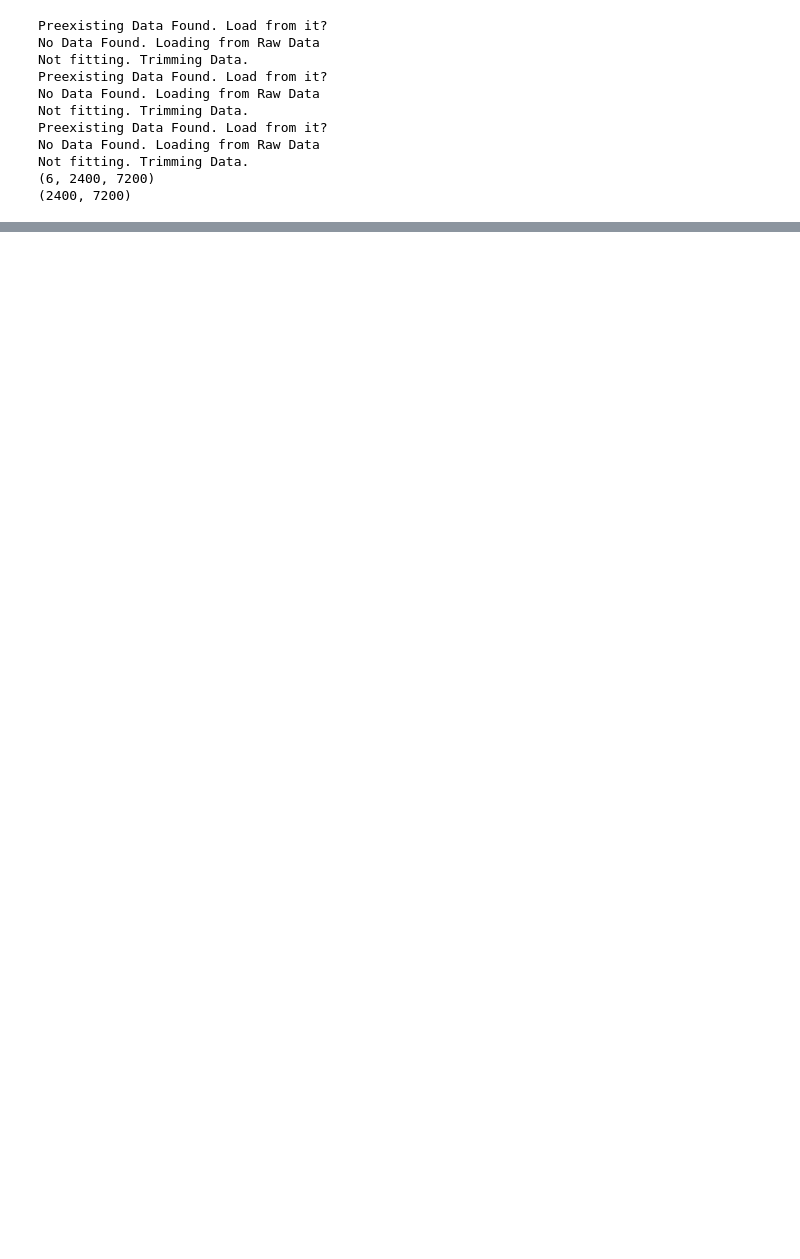
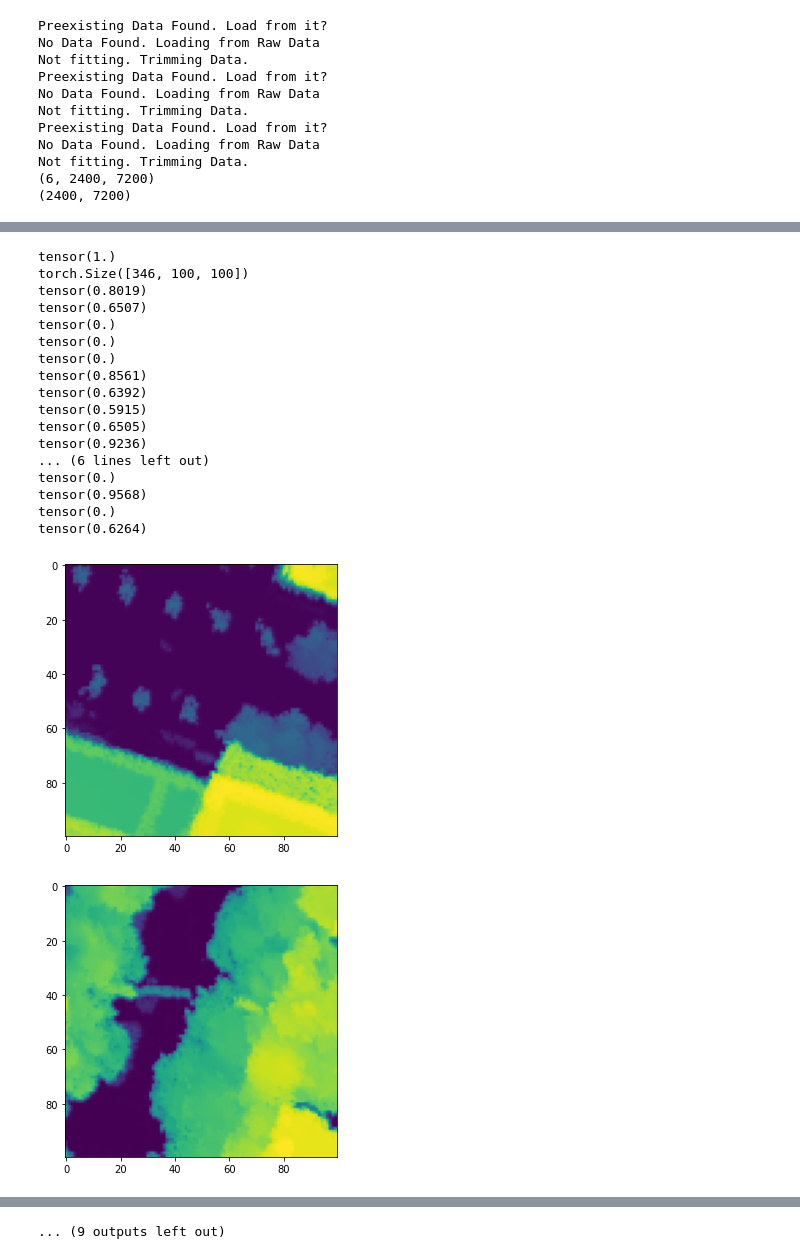
Before and after one commit to Yumbang/Codes, a Jupyter notebook: UrbanGreenSegmentation.ipynb, the cells around one changed output, grey strips where cells are left out. Saved outputs shown, nothing was run; the diff lists cells and outputs as text; code cells hidden in the pictures; blank space fills up the shorter version.

```diff
--- a/UrbanGreenSegmentation.ipynb
+++ b/UrbanGreenSegmentation.ipynb
@@ -138,14 +138,14 @@ class UrbanGreenSegmentation2(nn.Module):
 
         return x_seg
 # %%
-gpus = 7 # slot number (e.g., 3), no gpu use -> write just ' '
+gpus = 0 # slot number (e.g., 3), no gpu use -> write just ' '
 os.environ["CUDA_DEVICE_ORDER"]="PCI_BUS_ID"
 os.environ["CUDA_VISIBLE_DEVICES"]=str(gpus)
 device = torch.device('cuda:0' if torch.cuda.is_available() else 'cpu')
 batch_size = 4
 patch_size = 100
 train_ratio = 0.8
-rotate_training_data = True
+rotate_training_data = False
 # %%
 raw_data_array_N12 ,raw_target_array_N12, OHE_target_array_N12 = dataprepare.prepare_raw_files('N12')
 raw_data_array_H19 ,raw_target_array_H19, OHE_target_array_H19 = dataprepare.prepare_raw_files('H19')
@@ -189,5 +204,31 @@ scheduler3 = torch.optim.lr_scheduler.ReduceLROnPlateau(optimizer3, 'min', patie
 # %%
-a,_,b,_ = Dataloaders_ver3['Train'].dataset[:]
-print(a.shape)
+a,_,b,_ = Dataloaders_ver3['Validation'].dataset[:]
+print(a.max())
+print(b.shape)
+for i in range(100,120):
+    plt.figure(figsize=(5,5))
+    plt.imshow(a[i,0,92:192, 92:192])
+    print(a[i,0,92:192, 92:192].max())
+    #plt.imshow(b[i,:,:])
 #plt.figure(figsize=(10,10))
 #plt.imshow(raw_target_array[0:100, 100:200])
+# %% [output]
+tensor(1.)
+torch.Size([346, 100, 100])
+tensor(0.8019)
+tensor(0.6507)
+tensor(0.)
+tensor(0.)
+tensor(0.)
+tensor(0.8561)
+tensor(0.6392)
+tensor(0.5915)
+tensor(0.6505)
+tensor(0.9236)
+... (6 lines left out)
+tensor(0.)
+tensor(0.9568)
+tensor(0.)
+tensor(0.6264)
+[figure, added]
+[figure, added]
@@ -194,3 +244,4 @@ print(a.shape)
+... (9 outputs left out)
 # %%
 regmodel = neuralnet.Splitted_Regression(device='cpu')
 for idx, i in enumerate(Dataloaders_ver3['Train']):
```
Also changed, not shown: parts of 14 cells of this notebook, 5 other files.
